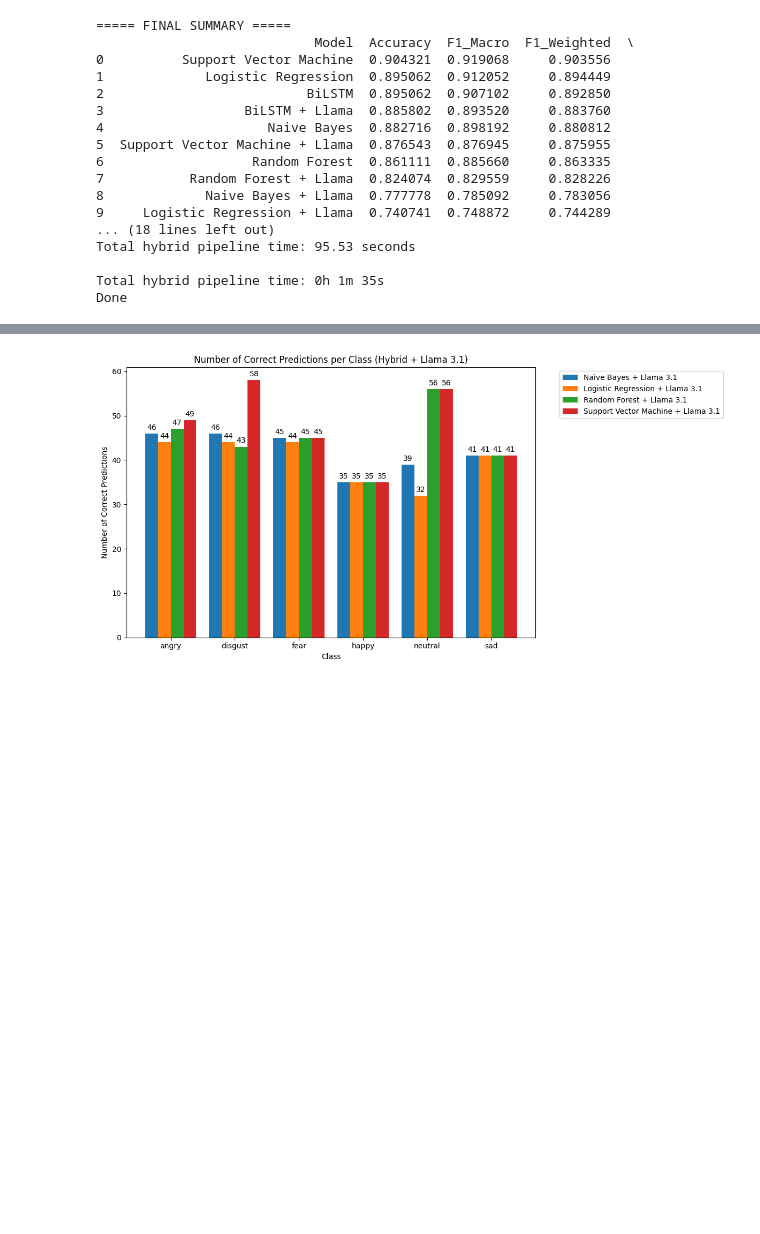
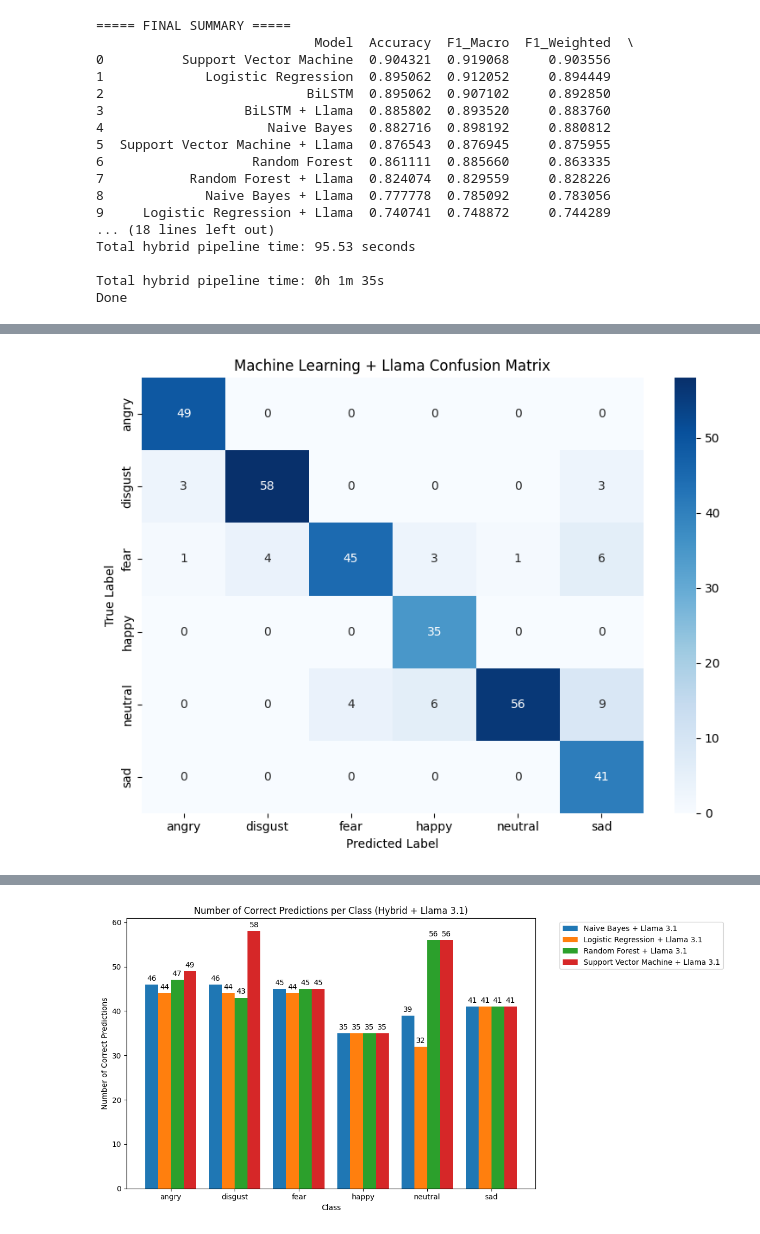
Before and after one commit to Grace6687003/Senior_Project_Text_Mining, a Jupyter notebook: notebooks3/04_hybrid_llama.ipynb, the cells around one changed output, grey strips where cells are left out. Cells and saved outputs as stored; diff of their text form; code cells hidden in the pictures; blank space fills up the shorter version.

```diff
--- a/notebooks3/04_hybrid_llama.ipynb
+++ b/notebooks3/04_hybrid_llama.ipynb
@@ -568,8 +573,10 @@ def plot_confusion_bar_chart(y_true, y_pred, labels, title="Bar Chart from Confu
 # %%
-# plot_confusion_matrix(
-#     y_true,
-#     final_preds,
-#     labels,
-#     title=f"Baseline + Llama Confusion Matrix"
-# )
+plot_confusion_matrix(
+    y_true,
+    final_preds,
+    labels,
+    title=f"Machine Learning + Llama Confusion Matrix"
+)
+# %% [output]
+[figure, added]
 # %%
```
Also changed, not shown: parts of 8 cells of this notebook, 2 other files.
